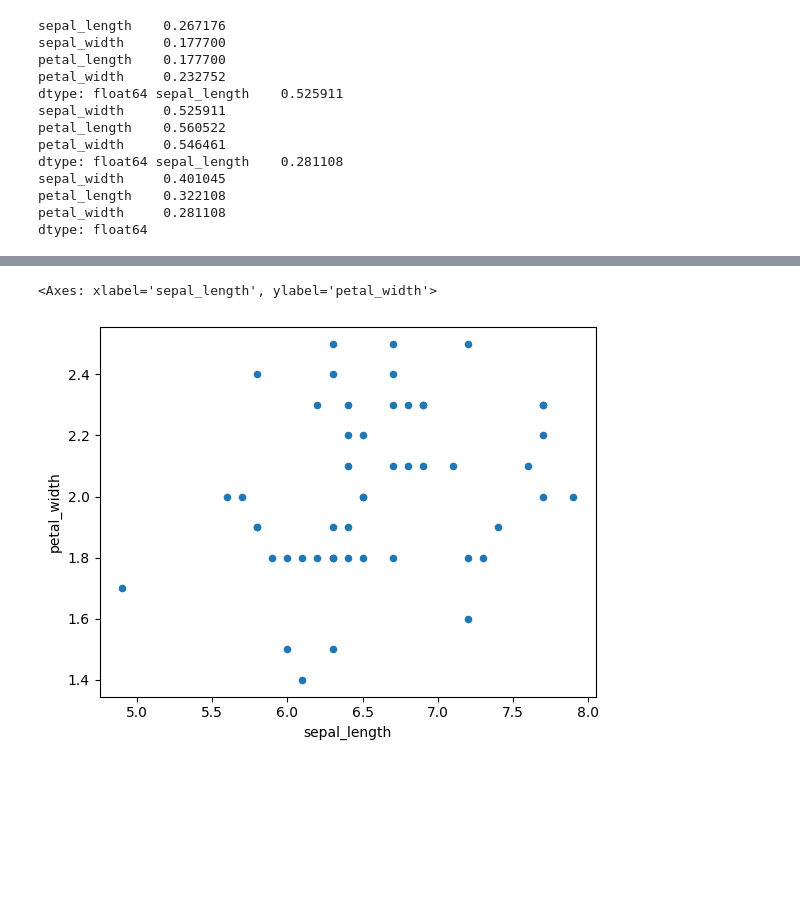
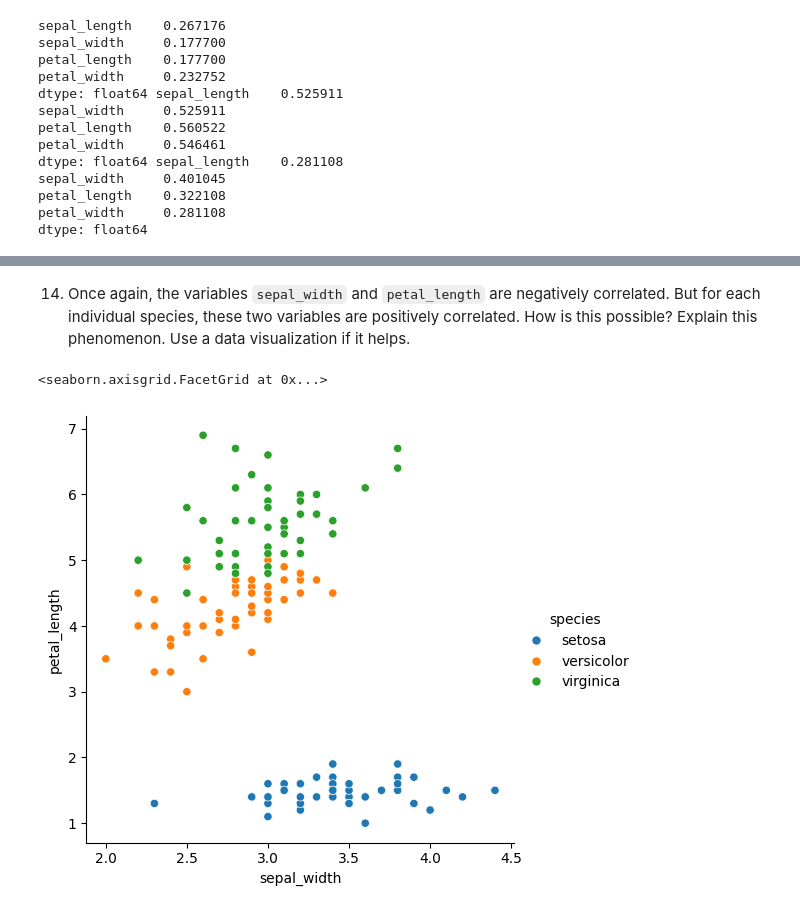
Before and after one commit to lillybethw/DS1002, a Jupyter notebook: Assignments/06_Pandas_exercises.ipynb, the cells around one changed output, grey strips where cells are left out. Drawn from its saved outputs; the diff is of its cells as text; code cells hidden in the pictures; blank space fills up the shorter version.

```diff
--- a/Assignments/06_Pandas_exercises.ipynb
+++ b/Assignments/06_Pandas_exercises.ipynb
@@ -196,6 +182,7 @@ versicolor.plot.scatter('sepal_length', 'sepal_width')
-# %%
-#virginica petal width and sepal length
-virginica.plot.scatter('sepal_length', 'petal_width')
-# %% [output]
-<Axes: xlabel='sepal_length', ylabel='petal_width'>
-[figure, removed]
+# %% [markdown]
+14.  Once again, the variables `sepal_width` and `petal_length` are negatively correlated.  But for each individual species, these two variables are positively correlated.  How is this possible?  Explain this phenomenon.  Use a data visualization if it helps.
+# %%
+sns.relplot(iris, x='sepal_width', y='petal_length', hue='species')
+# %% [output]
+<seaborn.axisgrid.FacetGrid at 0x...>
+[figure, added]
```
Also changed, not shown: parts of 6 cells of this notebook.
